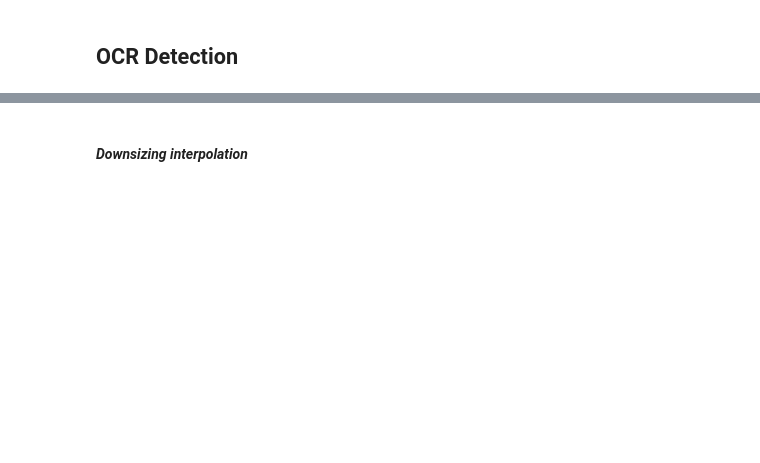
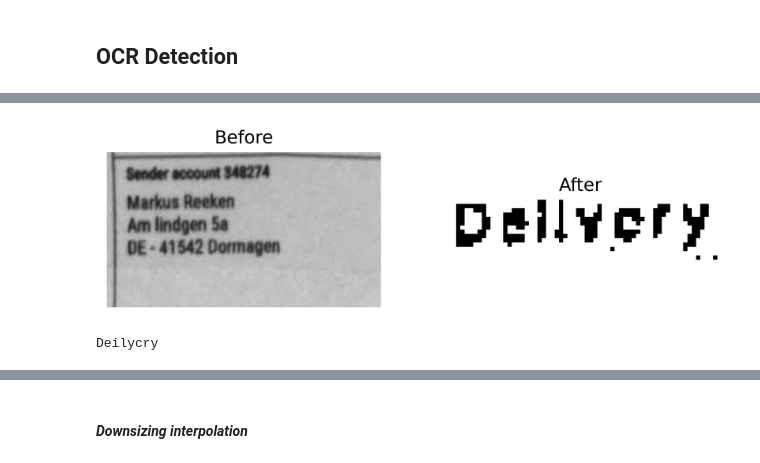
Before and after one commit to CD2L/shipping-label-classification-pipeline, a Jupyter notebook: notebooks/upgrade_ocr.ipynb, the cells around one changed output, grey strips where cells are left out. Drawn from its saved outputs; the diff is of its cells as text; code cells hidden in the pictures; blank space fills up the shorter version.

```diff
--- a/notebooks/upgrade_ocr.ipynb
+++ b/notebooks/upgrade_ocr.ipynb
@@ -212,10 +275,13 @@ print(ocr.predict(image=imgf))
 # %%
 kernel = np.ones((1,2),np.uint8)
 gray_negative = abs(255-imgf)
 erosion = cv2.erode(gray_negative,kernel,iterations = 1)
 
-plot_images(img, abs(255-erosion))
+plot_images(img_bboxes[1], abs(255-erosion))
 print(ocr.predict(image=abs(255-erosion)))
+# %% [output]
+[figure, added]
+Deilycry
 # %%
 print(ocr.predict(image=img_bboxes[1]))
 print(ocr.predict(image=im, **config))
```
Also changed, not shown: parts of 28 cells of this notebook, 10 other files.
